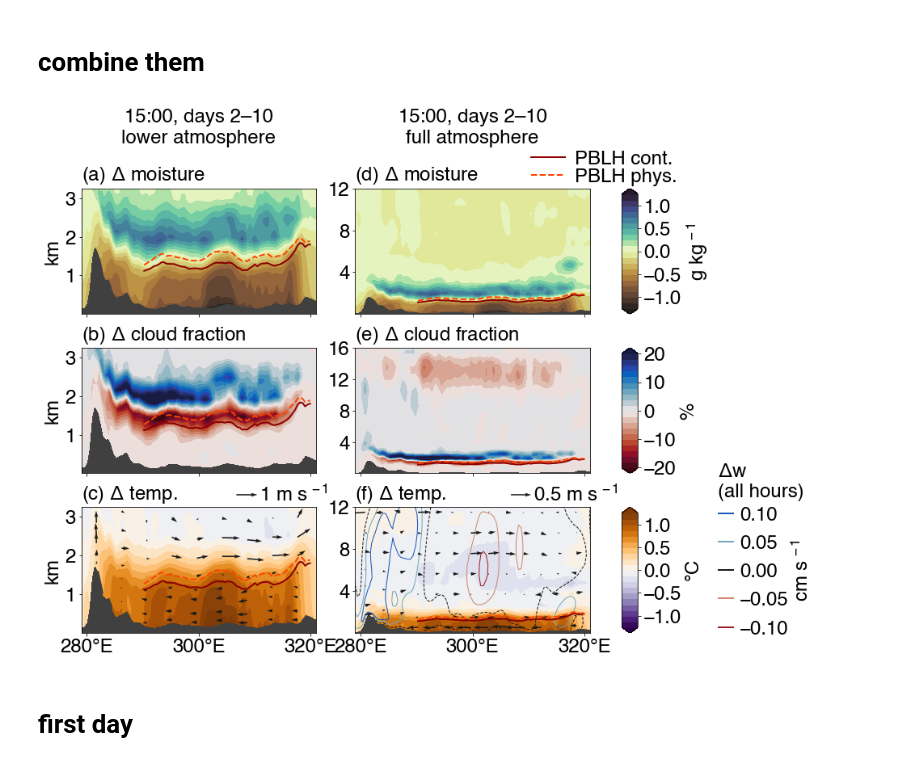
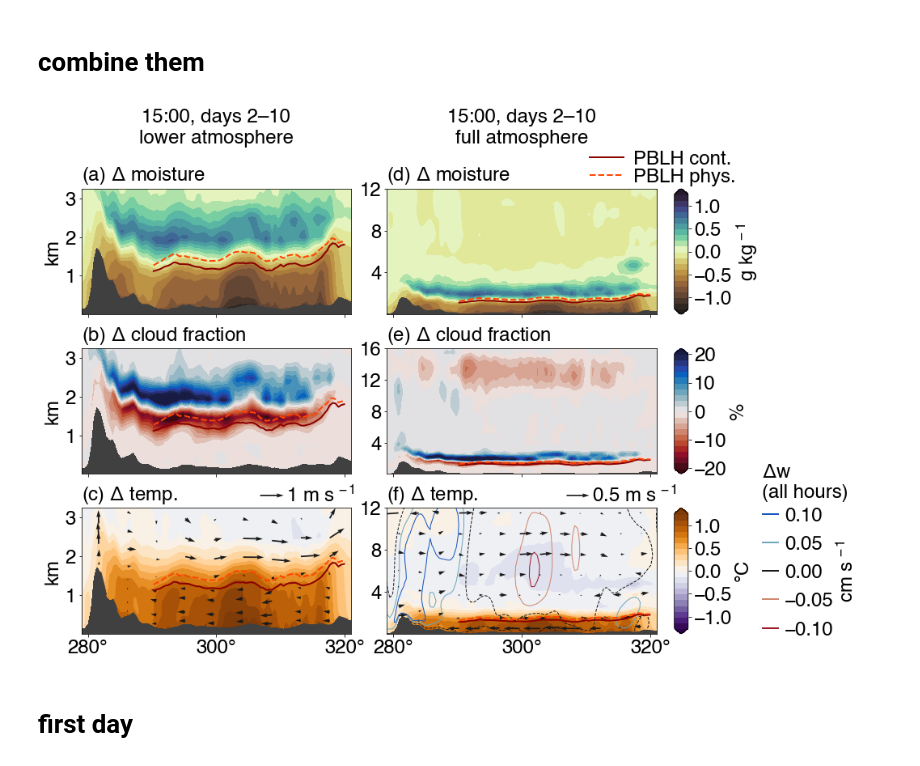
Before and after one commit to bairdlangenbrunner/amazon-phys-response-paper, a Jupyter notebook: scripts/POSTER_vertical_profiles_wrf.ipynb, the cells around one changed output. Cells and saved outputs as stored; diff of their text form; code cells hidden in the pictures.

```diff
--- a/scripts/POSTER_vertical_profiles_wrf.ipynb
+++ b/scripts/POSTER_vertical_profiles_wrf.ipynb
@@ -660,7 +660,7 @@ fig.savefig('../figures/POSTER_vertical_profile_1500_upto12km.pdf', bbox_inches=
 # %%
 fontsize = 24
 
-fig = mp.figure(figsize=(11,9))
+fig = mp.figure(figsize=(12,9))
 
 #axes[0].contourf(qvapor_diffs_latmean_timechunk)
 #axes[1].contourf(cldfra_diffs_latmean_timechunk)
@@ -668,7 +668,7 @@ fig = mp.figure(figsize=(11,9))
 
 xticks_deg_E=numpy.array((280,300,320))
 xticks = -(360-xticks_deg_E)
-xticks_format=[str(tick)+DEGREE_SIGN+'E' for tick in xticks_deg_E]
+xticks_format=[str(tick)+DEGREE_SIGN for tick in xticks_deg_E]
 
 ax_list = []
 contour_list = []
@@ -849,7 +849,6 @@ quiver_key_text = ax_list[2].text(s=str(quiver_key_scale)+' m s$^{\,-1}$',\
 
 xticks_deg_E=numpy.array((280,300,320))
 xticks = -(360-xticks_deg_E)
-xticks_format=[str(tick)+DEGREE_SIGN+'E' for tick in xticks_deg_E]
 
 ax = fig.add_subplot(322)#, projection=cartopy.crs.PlateCarree())
 levels = numpy.arange(-1.25,1.251,0.125)
@@ -990,16 +989,16 @@ ax_list[5].text(s='(f) $\Delta$ temp.', x=0, y=1.02, ha='left', va='bottom', fon
 
 ax_list[3].text(s='15:00, days 2–10\nfull atmosphere', x=0.5, y=1.333, ha='center', va='bottom', fontsize=fontsize, transform=ax_list[3].transAxes)
 
-fig.tight_layout(w_pad=-1, h_pad=3)
+fig.tight_layout(w_pad=-0.5, h_pad=3)
 
 axpos1 = ax_list[3].get_position()
 axpos2 = ax_list[4].get_position()
 axpos3 = ax_list[5].get_position()
 
-cbar_ax1 = fig.add_axes([axpos1.x1+0.05,axpos1.y0,0.025,axpos1.height])
-cbar_ax2 = fig.add_axes([axpos2.x1+0.05,axpos2.y0,0.025,axpos2.height])
-cbar_ax3 = fig.add_axes([axpos3.x1+0.05,axpos3.y0,0.025,axpos3.height])
-cbar_lines_ax = fig.add_axes([axpos3.x1+0.2,axpos3.y0,0.025,axpos3.height])
+cbar_ax1 = fig.add_axes([axpos1.x1+0.025,axpos1.y0,0.02,axpos1.height])
+cbar_ax2 = fig.add_axes([axpos2.x1+0.025,axpos2.y0,0.02,axpos2.height])
+cbar_ax3 = fig.add_axes([axpos3.x1+0.025,axpos3.y0,0.02,axpos3.height])
+cbar_lines_ax = fig.add_axes([axpos3.x1+0.15,axpos3.y0,0.025,axpos3.height])
 
 cbar1 = fig.colorbar(contour_list[0], cax=cbar_ax1)
 cbar_ax1.tick_params(labelsize=fontsize)
@@ -1024,34 +1023,34 @@ cbar_lines_ax.get_children()[0].set_linewidths(2)
 cbar_lines_ax.get_children()[1].set_facecolor('None')
 cbar_lines_ax.get_children()[2].set_facecolor('None')
 cbar_lines.patch.set_visible(False)
 cbar_lines.outline.set_visible(False)
 
 cbar_lines_ax.text(s='$\Delta$w\n(all hours)', x=0, y=1.05, ha='left', va='bottom', \
                    fontsize=fontsize, transform=cbar_lines_ax.transAxes)
 
 
 for c in cbar_ax1.collections:
     c.set_edgecolor('face')
 for c in cbar_ax2.collections:
     c.set_edgecolor('face')
 for c in cbar_ax3.collections:
     c.set_edgecolor('face')
 
 quiver_key = ax_list[5].quiverkey(quiver_plot, \
                                   coordinates='axes', \
                                   X=.75, Y=1.1, labelpos='E', \
                                   label='', \
                                   U=quiver_key_scale)
 quiver_key_text = ax_list[5].text(s=str(quiver_key_scale)+' m s$^{\,-1}$',\
                                   x=.76, y=1.02,\
                                   ha='left', va='bottom',\
                                   transform=ax_list[5].transAxes, \
                                   fontsize=fontsize)
 
 
 fig.savefig('../figures/POSTER_vertical_profile_1500_BIG_PANEL.pdf', bbox_inches='tight')
 # %% [output]
-[figure, old version]
+[figure, new version]
 # %% [markdown]
 # first day
 # %%
```
Also changed, not shown: 1 other file.
